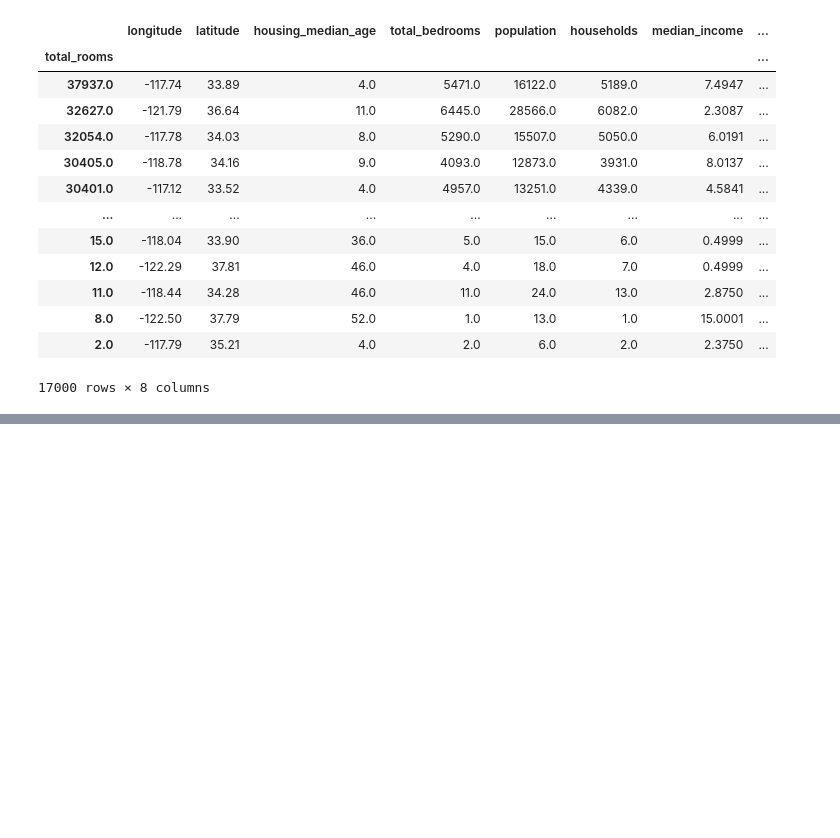
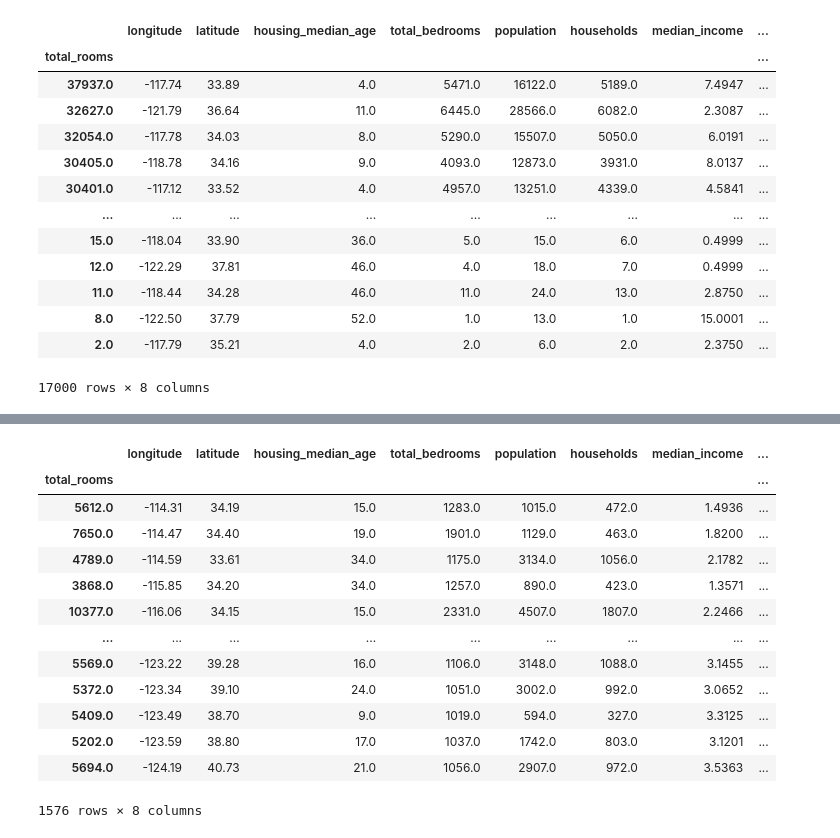
Before and after one commit to christinezuzart/Learning, a Jupyter notebook: Pandas_Refresher.ipynb, the cells around one changed output, grey strips where cells are left out. Drawn from its saved outputs; the diff is of its cells as text; code cells hidden in the pictures; blank space fills up the shorter version.

```diff
--- a/Pandas_Refresher.ipynb
+++ b/Pandas_Refresher.ipynb
@@ -410,0 +497,19 @@ df.sort_index(ascending=False)
+# %%
+many_beds = (df['total_bedrooms'] > 1000)
+# %%
+df.loc[many_beds]
+# %% [output]
+|  | longitude | latitude | housing_median_age | total_bedrooms | population | households | median_income | ... |
+| total_rooms |  |  |  |  |  |  |  | ... |
+| 5612.0 | -114.31 | 34.19 | 15.0 | 1283.0 | 1015.0 | 472.0 | 1.4936 | ... |
+| 7650.0 | -114.47 | 34.40 | 19.0 | 1901.0 | 1129.0 | 463.0 | 1.8200 | ... |
+| 4789.0 | -114.59 | 33.61 | 34.0 | 1175.0 | 3134.0 | 1056.0 | 2.1782 | ... |
+| 3868.0 | -115.85 | 34.20 | 34.0 | 1257.0 | 890.0 | 423.0 | 1.3571 | ... |
+| 10377.0 | -116.06 | 34.15 | 15.0 | 2331.0 | 4507.0 | 1807.0 | 2.2466 | ... |
+| ... | ... | ... | ... | ... | ... | ... | ... | ... |
+| 5569.0 | -123.22 | 39.28 | 16.0 | 1106.0 | 3148.0 | 1088.0 | 3.1455 | ... |
+| 5372.0 | -123.34 | 39.10 | 24.0 | 1051.0 | 3002.0 | 992.0 | 3.0652 | ... |
+| 5409.0 | -123.49 | 38.70 | 9.0 | 1019.0 | 594.0 | 327.0 | 3.3125 | ... |
+| 5202.0 | -123.59 | 38.80 | 17.0 | 1037.0 | 1742.0 | 803.0 | 3.1201 | ... |
+| 5694.0 | -124.19 | 40.73 | 21.0 | 1056.0 | 2907.0 | 972.0 | 3.5363 | ... |
+1576 rows × 8 columns
```
Also changed, not shown: parts of 15 cells of this notebook.
